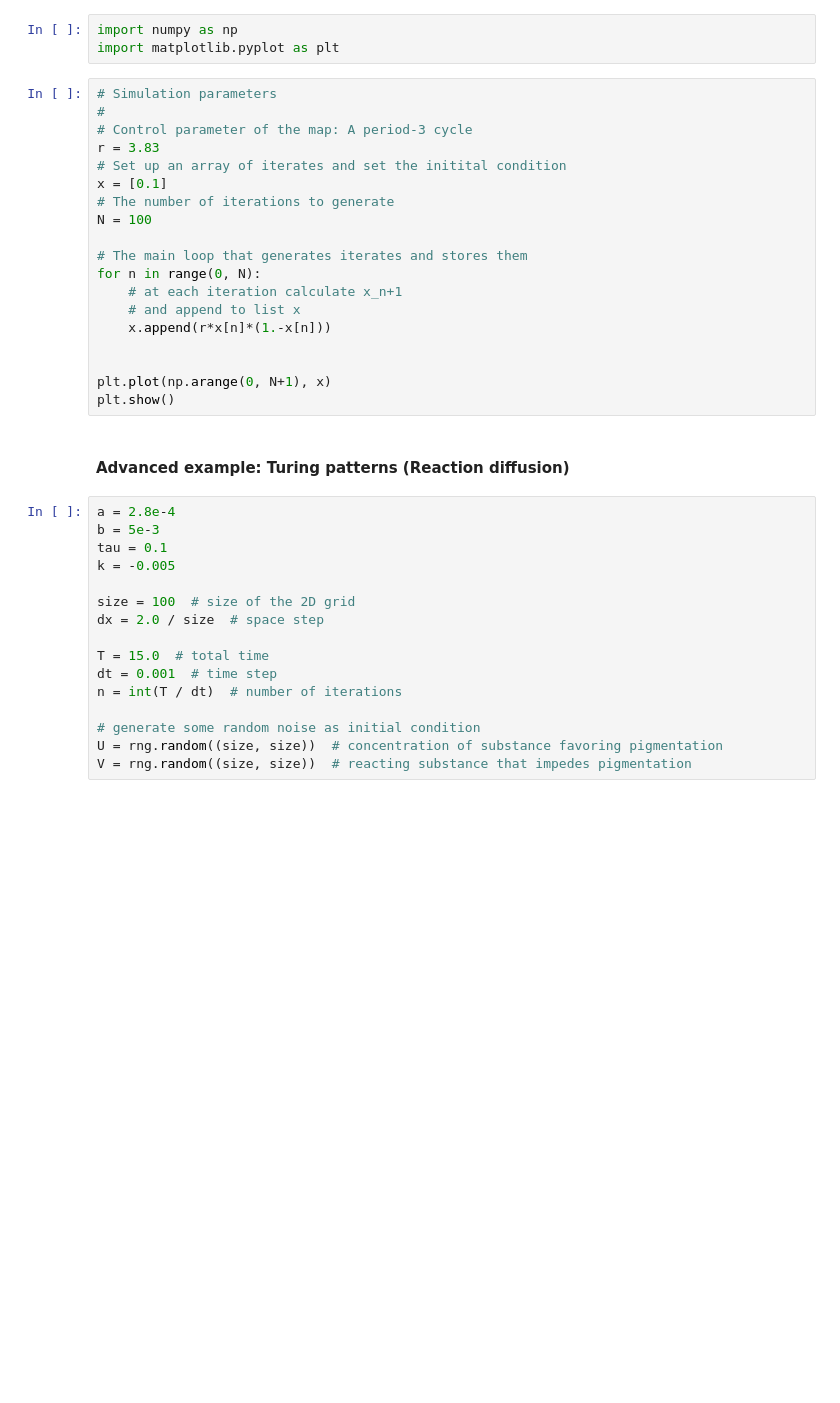
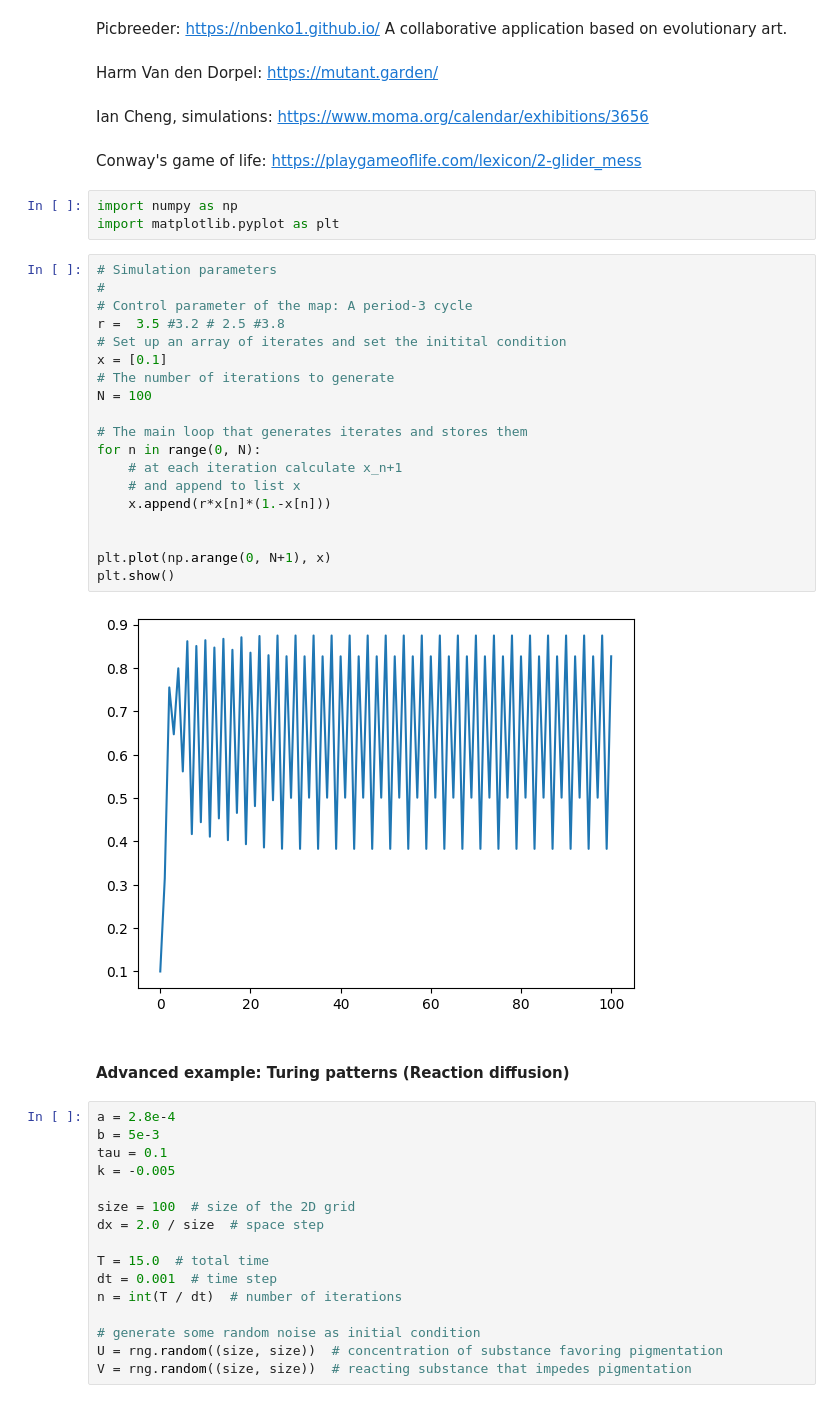
Before and after one commit to coralreefman/bca, a Jupyter notebook: notebooks/determinism.ipynb, the cells around one changed output. Cells and saved outputs as stored; diff of their text form; blank space fills up the shorter version.

```diff
--- a/notebooks/determinism.ipynb
+++ b/notebooks/determinism.ipynb
@@ -1,25 +5,36 @@
+# %% [markdown]
+Picbreeder: https://nbenko1.github.io/
+A collaborative application based on evolutionary art.
+# %% [markdown]
+Harm Van den Dorpel: https://mutant.garden/
+# %% [markdown]
+Ian Cheng, simulations: https://www.moma.org/calendar/exhibitions/3656
+# %% [markdown]
+Conway's game of life: https://playgameoflife.com/lexicon/2-glider_mess
 # %%
 import numpy as np
 import matplotlib.pyplot as plt
 # %%
 # Simulation parameters
 #
 # Control parameter of the map: A period-3 cycle
-r = 3.83
+r =  3.5 #3.2 # 2.5 #3.8
 # Set up an array of iterates and set the initital condition
 x = [0.1]
 # The number of iterations to generate
 N = 100
 
 # The main loop that generates iterates and stores them
 for n in range(0, N):
     # at each iteration calculate x_n+1
     # and append to list x
     x.append(r*x[n]*(1.-x[n]))
 
 
 plt.plot(np.arange(0, N+1), x)
 plt.show()
+# %% [output]
+[figure, added]
 # %% [markdown]
 #### Advanced example: Turing patterns (Reaction diffusion)
 # %%
```
Also changed, not shown: parts of 3 cells of this notebook, 2 other files.
